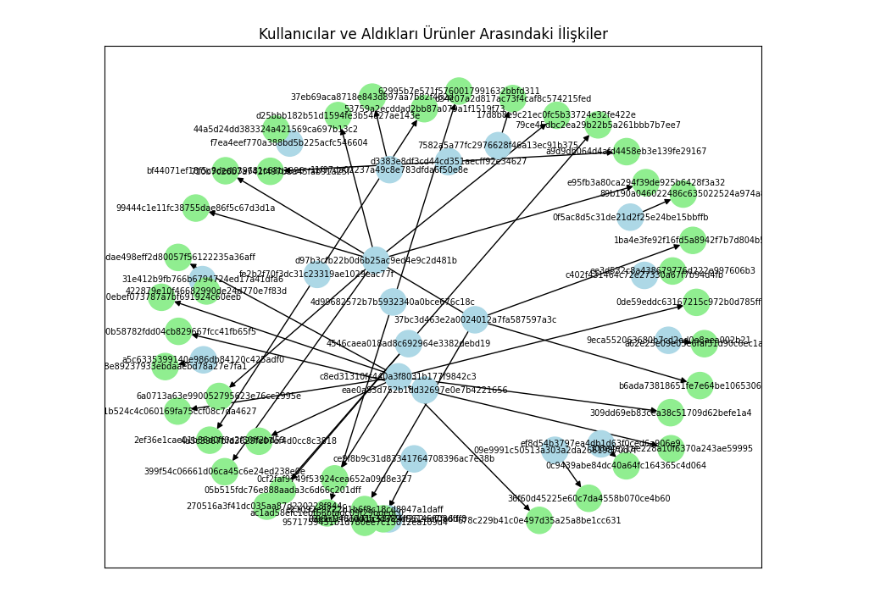
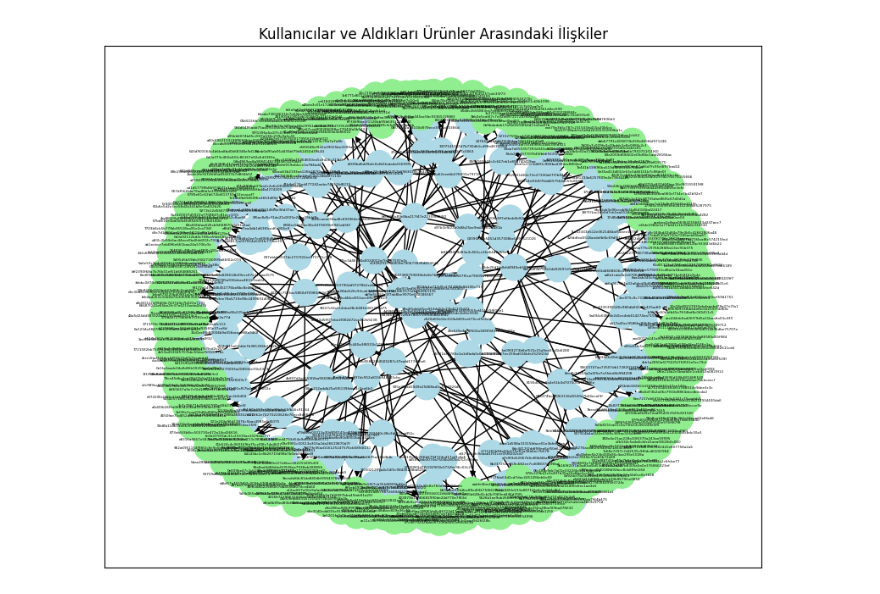
Before and after one commit to DCanKayrak/cart-analysis, a Jupyter notebook: new_analysis.ipynb, the cells around one changed output. Saved outputs shown, nothing was run; the diff lists cells and outputs as text; code cells hidden in the pictures.

```diff
--- a/new_analysis.ipynb
+++ b/new_analysis.ipynb
@@ -45,35 +46,35 @@ df_customers_orders = df_customers.merge(df_orders, on='customer_id')
 df_customers_orders
 orders_order_items = df_orders.merge(df_order_items, on='order_id')
 orders_order_items
-top_customer_ids = orders_order_items['customer_id'].value_counts().head(20)
+top_customer_ids = orders_order_items['customer_id'].value_counts().head(200)
 top_customer_data = orders_order_items[orders_order_items['customer_id'].isin(top_customer_ids.index)]
 top_customer_data = pd.DataFrame(top_customer_data)
 top_customer_data
 
 # İlk 100 satırı al
 df_customers_subset = df_customers[df_customers['customer_id'].isin(top_customer_data['customer_id'].unique())]
 
 # Graf oluşturalım
 G = nx.DiGraph()
 
 # Kullanıcıları düğümler olarak ekle
 for _, row in df_customers_subset.iterrows():
     G.add_node(row['customer_unique_id'])
 
 # Siparişleri ve ürünleri bağlantılar olarak ekle
 for _, row in orders_order_items.iterrows():
     df_customers_ids = df_customers_subset.loc[df_customers_subset['customer_id'] == row['customer_id'], 'customer_unique_id'].values
     if len(df_customers_ids) > 0:
         G.add_edge(df_customers_ids[0], row['product_id'])
 
 # Grafı çizelim
 plt.figure(figsize=(10, 8))
 
 # Müşteri ve ürün düğümlerini ayırt etmek için renkler
 node_colors = ['lightblue' if node in df_customers_subset['customer_unique_id'].values else 'lightgreen' for node in G.nodes]
 
-nx.draw_networkx(G, with_labels=True, node_color=node_colors, node_size=500, font_size=7)
+nx.draw_networkx(G, with_labels=True, node_color=node_colors, node_size=500, font_size=3)
 plt.title("Kullanıcılar ve Aldıkları Ürünler Arasındaki İlişkiler")
 plt.show()
 # %% [output]
-[figure, old version]
+[figure, new version]
```
Also changed, not shown: parts of 1 cell of this notebook, 1 other file.
